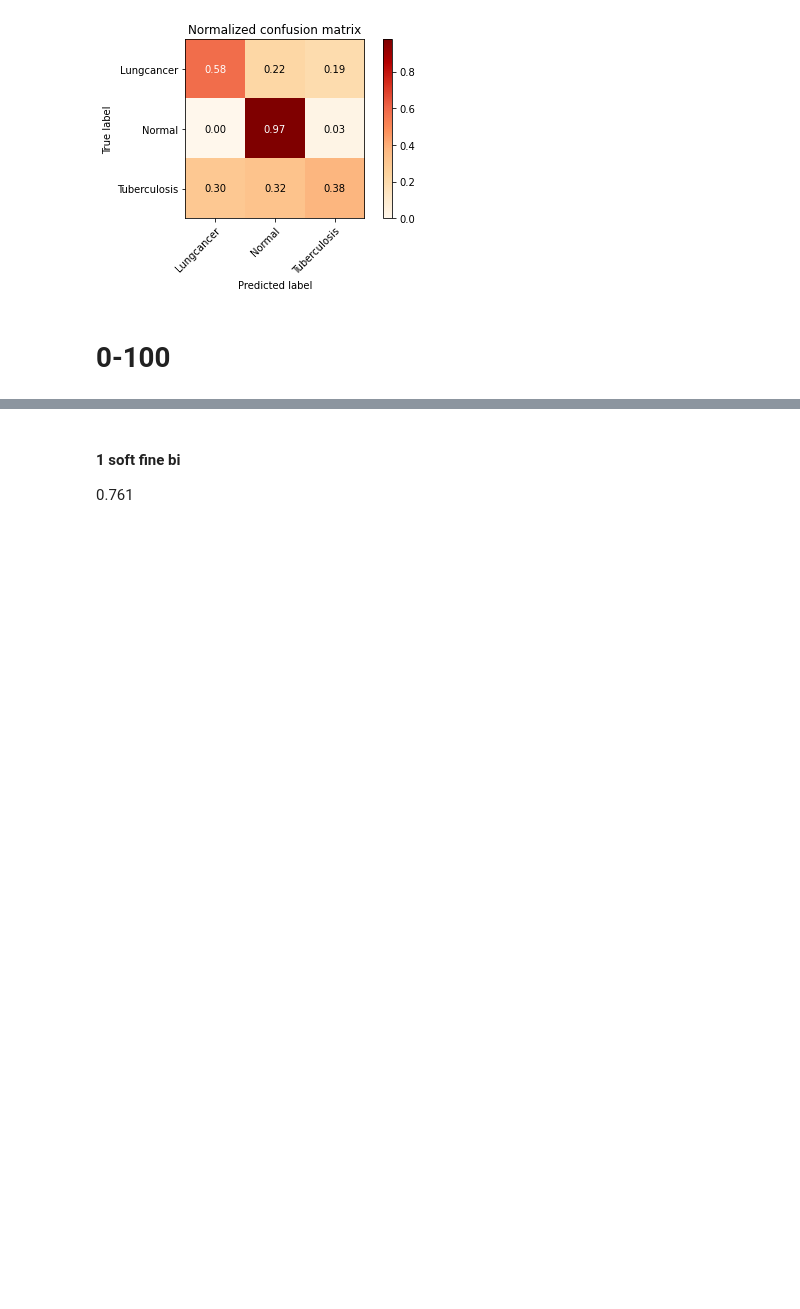
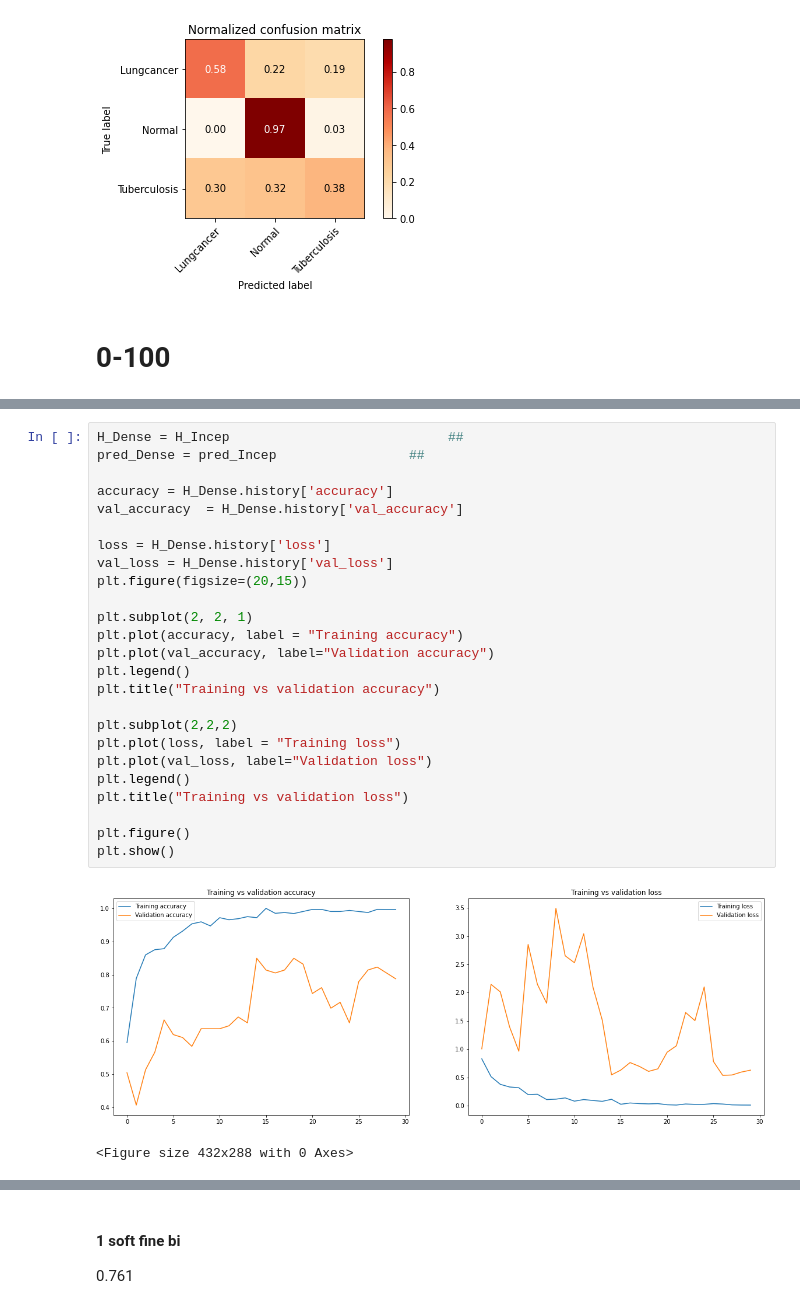
Before and after one commit to PondKann/CXR_classification_model, a Jupyter notebook: Inception_Train_Test_3class.ipynb, the cells around one changed output, grey strips where cells are left out. Saved outputs shown, nothing was run; the diff lists cells and outputs as text; blank space fills up the shorter version.

Commit message:
InceptionV3 Train Test 3 คลาส (Pretrained+100) รันครบแล้ว เพิ่ม cate

```diff
--- a/Inception_Train_Test_3class.ipynb
+++ b/Inception_Train_Test_3class.ipynb
@@ -1855,0 +1944,28 @@ Normalized confusion matrix
+# %%
+H_Dense = H_Incep                            ##
+pred_Dense = pred_Incep                 ##
+
+accuracy = H_Dense.history['accuracy']
+val_accuracy  = H_Dense.history['val_accuracy']
+
+loss = H_Dense.history['loss']
+val_loss = H_Dense.history['val_loss']
+plt.figure(figsize=(20,15))
+
+plt.subplot(2, 2, 1)
+plt.plot(accuracy, label = "Training accuracy")
+plt.plot(val_accuracy, label="Validation accuracy")
+plt.legend()
+plt.title("Training vs validation accuracy")
+
+plt.subplot(2,2,2)
+plt.plot(loss, label = "Training loss")
+plt.plot(val_loss, label="Validation loss")
+plt.legend()
+plt.title("Training vs validation loss")
+
+plt.figure()
+plt.show()
+# %% [output]
+[figure, added]
+<Figure size 432x288 with 0 Axes>
```
Also changed, not shown: parts of 26 cells of this notebook.
